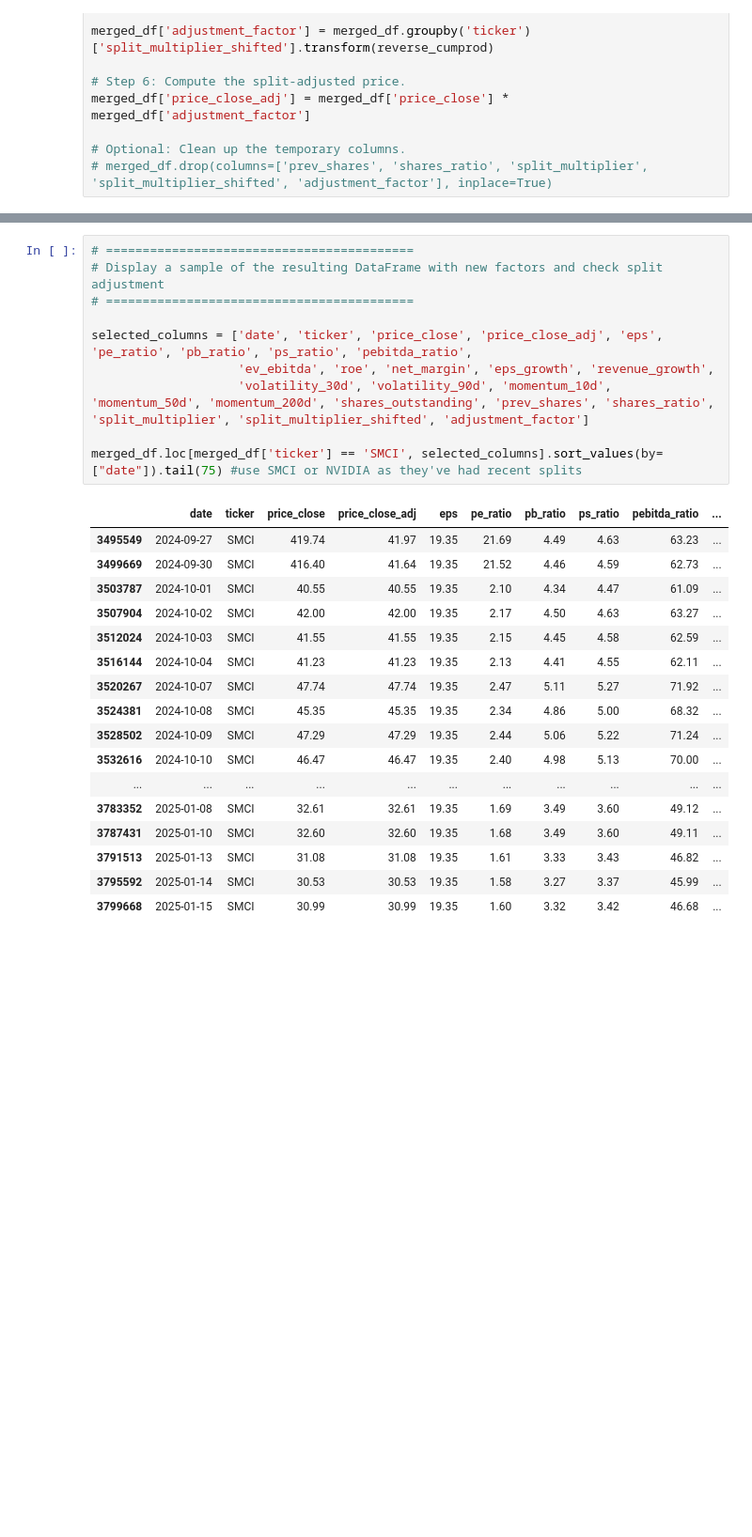
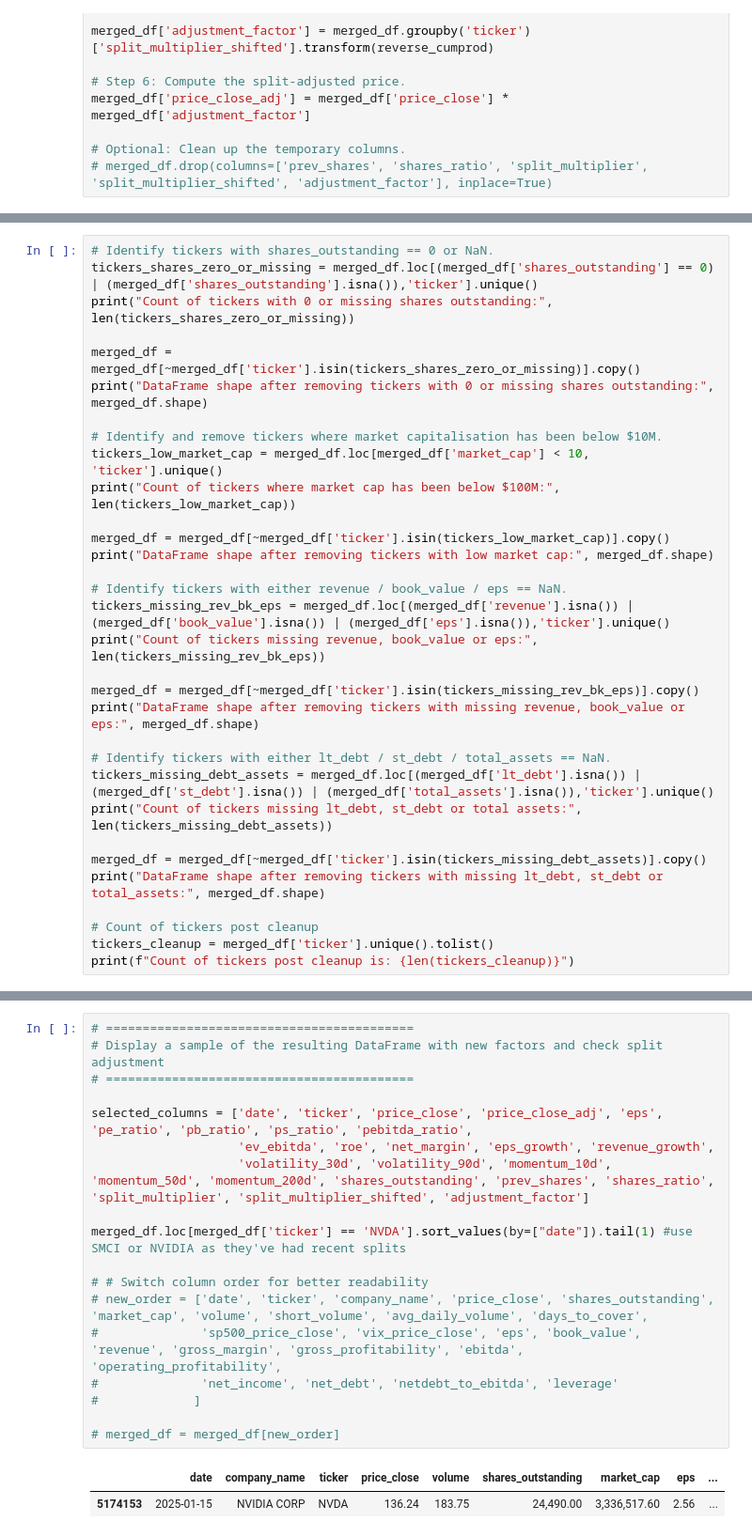
Before and after one commit to tomasromeiro/long_short_trading_nn_UCL, a Jupyter notebook: data.ipynb, the cells around one changed output, grey strips where cells are left out. Shown at 94% size. Cells and saved outputs as stored; diff of their text form; blank space fills up the shorter version.

Commit message:
Made some progress in recovering data.ipynb

```diff
--- a/data.ipynb
+++ b/data.ipynb
@@ -575,0 +566,32 @@ merged_df['momentum_200d'] = merged_df['price_close_adj'] / merged_df['price_clo
+# %%
+# Identify tickers with shares_outstanding == 0 or NaN.
+tickers_shares_zero_or_missing = merged_df.loc[(merged_df['shares_outstanding'] == 0) | (merged_df['shares_outstanding'].isna()),'ticker'].unique()
+print("Count of tickers with 0 or missing shares outstanding:", len(tickers_shares_zero_or_missing))
+
+merged_df = merged_df[~merged_df['ticker'].isin(tickers_shares_zero_or_missing)].copy()
+print("DataFrame shape after removing tickers with 0 or missing shares outstanding:", merged_df.shape)
+
+# Identify and remove tickers where market capitalisation has been below $10M.
+tickers_low_market_cap = merged_df.loc[merged_df['market_cap'] < 10, 'ticker'].unique()
+print("Count of tickers where market cap has been below $100M:", len(tickers_low_market_cap))
+
+merged_df = merged_df[~merged_df['ticker'].isin(tickers_low_market_cap)].copy()
+print("DataFrame shape after removing tickers with low market cap:", merged_df.shape)
+
+# Identify tickers with either revenue / book_value / eps == NaN.
+tickers_missing_rev_bk_eps = merged_df.loc[(merged_df['revenue'].isna()) | (merged_df['book_value'].isna()) | (merged_df['eps'].isna()),'ticker'].unique()
+print("Count of tickers missing revenue, book_value or eps:", len(tickers_missing_rev_bk_eps))
+
+merged_df = merged_df[~merged_df['ticker'].isin(tickers_missing_rev_bk_eps)].copy()
+print("DataFrame shape after removing tickers with missing revenue, book_value or eps:", merged_df.shape)
+
+# Identify tickers with either lt_debt / st_debt / total_assets == NaN.
+tickers_missing_debt_assets = merged_df.loc[(merged_df['lt_debt'].isna()) | (merged_df['st_debt'].isna()) | (merged_df['total_assets'].isna()),'ticker'].unique()
+print("Count of tickers missing lt_debt, st_debt or total assets:", len(tickers_missing_debt_assets))
+
+merged_df = merged_df[~merged_df['ticker'].isin(tickers_missing_debt_assets)].copy()
+print("DataFrame shape after removing tickers with missing lt_debt, st_debt or total_assets:", merged_df.shape)
+
+# Count of tickers post cleanup
+tickers_cleanup = merged_df['ticker'].unique().tolist()
+print(f"Count of tickers post cleanup is: {len(tickers_cleanup)}")
@@ -576,28 +608,21 @@ merged_df['momentum_200d'] = merged_df['price_close_adj'] / merged_df['price_clo
 # %%
 # ==========================================
 # Display a sample of the resulting DataFrame with new factors and check split adjustment
 # ==========================================
 
 selected_columns = ['date', 'ticker', 'price_close', 'price_close_adj', 'eps', 'pe_ratio', 'pb_ratio', 'ps_ratio', 'pebitda_ratio',
                     'ev_ebitda', 'roe', 'net_margin', 'eps_growth', 'revenue_growth',
                     'volatility_30d', 'volatility_90d', 'momentum_10d', 'momentum_50d', 'momentum_200d', 'shares_outstanding', 'prev_shares', 'shares_ratio', 'split_multiplier', 'split_multiplier_shifted', 'adjustment_factor']
 
-merged_df.loc[merged_df['ticker'] == 'SMCI', selected_columns].sort_values(by=["date"]).tail(75) #use SMCI or NVIDIA as they've had recent splits
+merged_df.loc[merged_df['ticker'] == 'NVDA'].sort_values(by=["date"]).tail(1) #use SMCI or NVIDIA as they've had recent splits
+
+# # Switch column order for better readability
+# new_order = ['date', 'ticker', 'company_name', 'price_close', 'shares_outstanding', 'market_cap', 'volume', 'short_volume', 'avg_daily_volume', 'days_to_cover',
+#              'sp500_price_close', 'vix_price_close', 'eps', 'book_value', 'revenue', 'gross_margin', 'gross_profitability', 'ebitda', 'operating_profitability',
+#              'net_income', 'net_debt', 'netdebt_to_ebitda', 'leverage'
+#             ]
+
+# merged_df = merged_df[new_order]
 # %% [output]
-|  | date | ticker | price_close | price_close_adj | eps | pe_ratio | pb_ratio | ps_ratio | pebitda_ratio | ... |
-| 3495549 | 2024-09-27 | SMCI | 419.74 | 41.97 | 19.35 | 21.69 | 4.49 | 4.63 | 63.23 | ... |
-| 3499669 | 2024-09-30 | SMCI | 416.40 | 41.64 | 19.35 | 21.52 | 4.46 | 4.59 | 62.73 | ... |
-| 3503787 | 2024-10-01 | SMCI | 40.55 | 40.55 | 19.35 | 2.10 | 4.34 | 4.47 | 61.09 | ... |
-| 3507904 | 2024-10-02 | SMCI | 42.00 | 42.00 | 19.35 | 2.17 | 4.50 | 4.63 | 63.27 | ... |
-| 3512024 | 2024-10-03 | SMCI | 41.55 | 41.55 | 19.35 | 2.15 | 4.45 | 4.58 | 62.59 | ... |
-| 3516144 | 2024-10-04 | SMCI | 41.23 | 41.23 | 19.35 | 2.13 | 4.41 | 4.55 | 62.11 | ... |
-| 3520267 | 2024-10-07 | SMCI | 47.74 | 47.74 | 19.35 | 2.47 | 5.11 | 5.27 | 71.92 | ... |
-| 3524381 | 2024-10-08 | SMCI | 45.35 | 45.35 | 19.35 | 2.34 | 4.86 | 5.00 | 68.32 | ... |
-| 3528502 | 2024-10-09 | SMCI | 47.29 | 47.29 | 19.35 | 2.44 | 5.06 | 5.22 | 71.24 | ... |
-| 3532616 | 2024-10-10 | SMCI | 46.47 | 46.47 | 19.35 | 2.40 | 4.98 | 5.13 | 70.00 | ... |
-| ... | ... | ... | ... | ... | ... | ... | ... | ... | ... | ... |
-| 3783352 | 2025-01-08 | SMCI | 32.61 | 32.61 | 19.35 | 1.69 | 3.49 | 3.60 | 49.12 | ... |
-| 3787431 | 2025-01-10 | SMCI | 32.60 | 32.60 | 19.35 | 1.68 | 3.49 | 3.60 | 49.11 | ... |
-| 3791513 | 2025-01-13 | SMCI | 31.08 | 31.08 | 19.35 | 1.61 | 3.33 | 3.43 | 46.82 | ... |
-| 3795592 | 2025-01-14 | SMCI | 30.53 | 30.53 | 19.35 | 1.58 | 3.27 | 3.37 | 45.99 | ... |
-| 3799668 | 2025-01-15 | SMCI | 30.99 | 30.99 | 19.35 | 1.60 | 3.32 | 3.42 | 46.68 | ... |
+|  | date | company_name | ticker | price_close | volume | shares_outstanding | market_cap | eps | ... |
+| 5174153 | 2025-01-15 | NVIDIA CORP | NVDA | 136.24 | 183.75 | 24,490.00 | 3,336,517.60 | 2.56 | ... |
```
Also changed, not shown: parts of 16 cells of this notebook, 4 other files.
